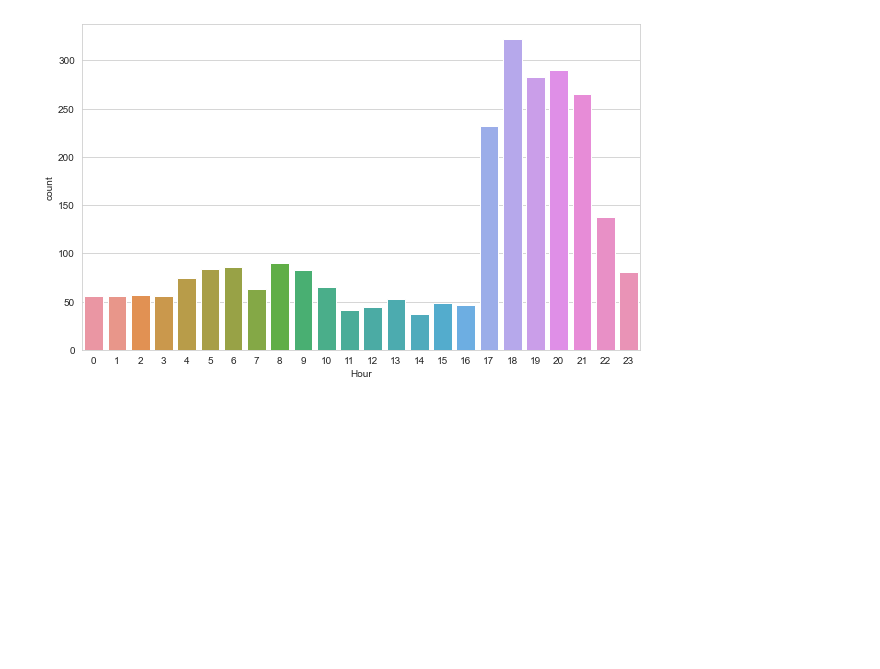
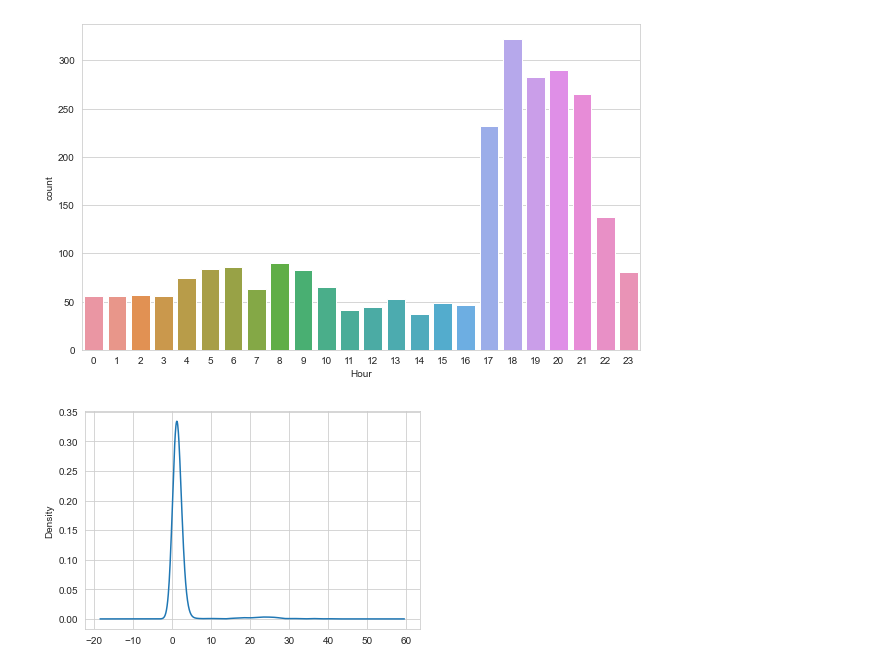
Before and after one commit to bhavesh-1995/fireblazework, a Jupyter notebook: fireblaze work/project/Uber Project/Uber.ipynb, the cells around one changed output. Saved outputs shown, nothing was run; the diff lists cells and outputs as text; code cells hidden in the pictures; blank space fills up the shorter version.

```diff
--- a/fireblaze work/project/Uber Project/Uber.ipynb
+++ b/fireblaze work/project/Uber Project/Uber.ipynb
@@ -197,3 +202,9 @@ plt.figure(figsize=(10,6))
 sns.countplot(x='Hour', data=nc);
 # %% [output]
 [figure]
+# %%
+#Average trip duration
+avg= df.dropna()
+avg['Trip Duration'].value_counts().plot(kind='kde');
+# %% [output]
+[figure, added]
```
Also changed, not shown: parts of 9 cells of this notebook.
